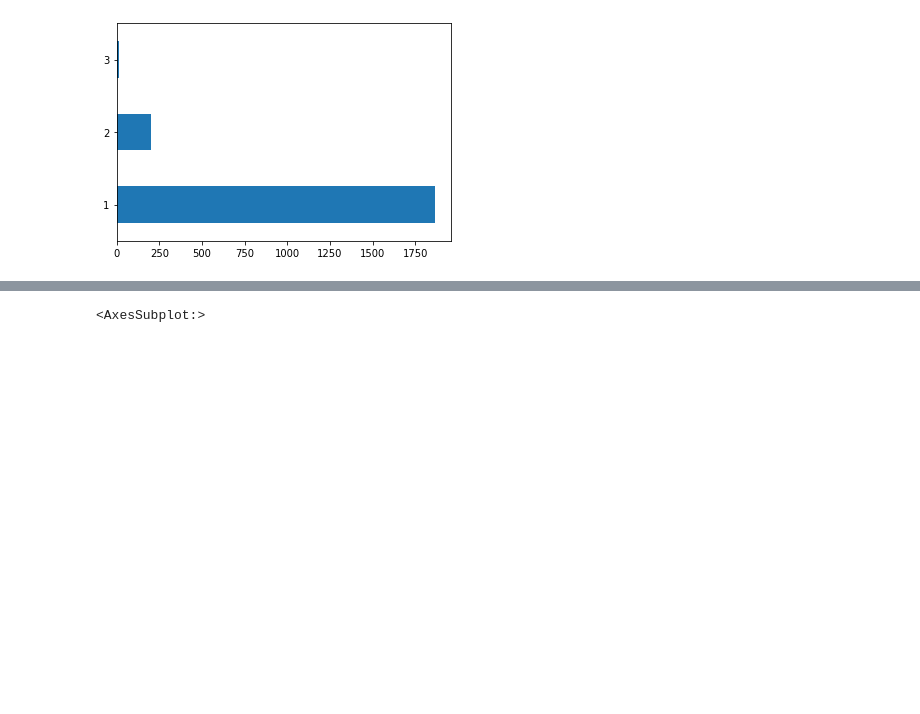
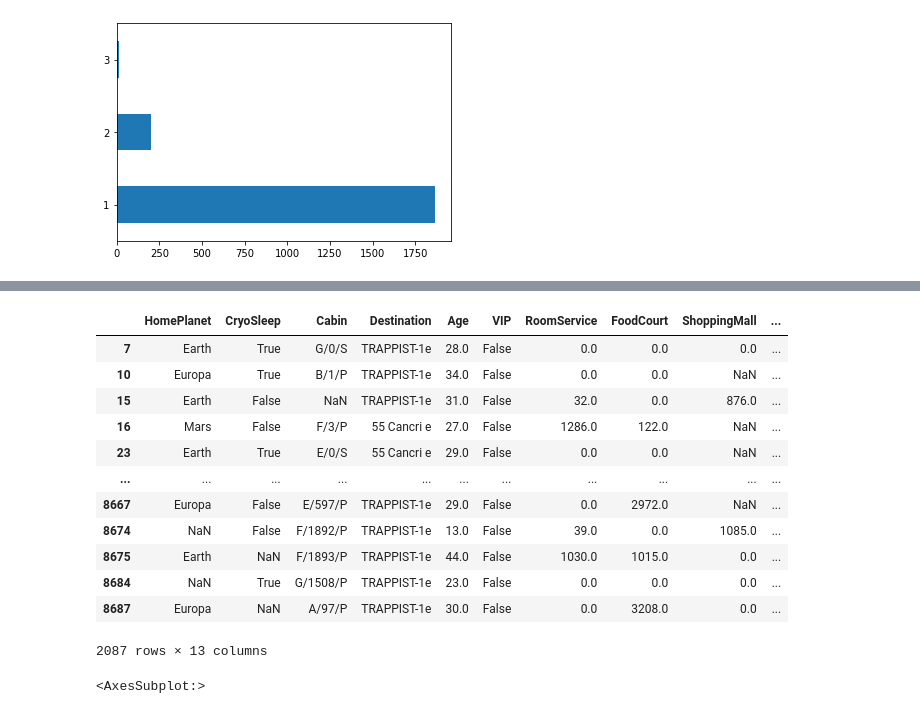
Before and after one commit to PatrickSVM/Spaceship-Titanic-Kaggle-Challenge, a Jupyter notebook: Spaceship_Titanic.ipynb, the cells around one changed output, grey strips where cells are left out. Cells and saved outputs as stored; diff of their text form; code cells hidden in the pictures; blank space fills up the shorter version.

```diff
--- a/Spaceship_Titanic.ipynb
+++ b/Spaceship_Titanic.ipynb
@@ -156,3 +171,19 @@ Index(['HomePlanet', 'CryoSleep', 'Cabin', 'Destination', 'Age', 'VIP',
+# %%
+nan_corr[nan_corr.isna().any(1)]
+# %% [output]
+|  | HomePlanet | CryoSleep | Cabin | Destination | Age | VIP | RoomService | FoodCourt | ShoppingMall | ... |
+| 7 | Earth | True | G/0/S | TRAPPIST-1e | 28.0 | False | 0.0 | 0.0 | 0.0 | ... |
+| 10 | Europa | True | B/1/P | TRAPPIST-1e | 34.0 | False | 0.0 | 0.0 | NaN | ... |
+| 15 | Earth | False | NaN | TRAPPIST-1e | 31.0 | False | 32.0 | 0.0 | 876.0 | ... |
+| 16 | Mars | False | F/3/P | 55 Cancri e | 27.0 | False | 1286.0 | 122.0 | NaN | ... |
+| 23 | Earth | True | E/0/S | 55 Cancri e | 29.0 | False | 0.0 | 0.0 | NaN | ... |
+| ... | ... | ... | ... | ... | ... | ... | ... | ... | ... | ... |
+| 8667 | Europa | False | E/597/P | TRAPPIST-1e | 29.0 | False | 0.0 | 2972.0 | NaN | ... |
+| 8674 | NaN | False | F/1892/P | TRAPPIST-1e | 13.0 | False | 39.0 | 0.0 | 1085.0 | ... |
+| 8675 | Earth | NaN | F/1893/P | TRAPPIST-1e | 44.0 | False | 1030.0 | 1015.0 | 0.0 | ... |
+| 8684 | NaN | True | G/1508/P | TRAPPIST-1e | 23.0 | False | 0.0 | 0.0 | 0.0 | ... |
+| 8687 | Europa | NaN | A/97/P | TRAPPIST-1e | 30.0 | False | 0.0 | 3208.0 | 0.0 | ... |
+2087 rows × 13 columns
 # %%
 # Now look at NaNs in total_expenses instead of every one on their own (higher chance of seeing correlation):
 nan_corr = train.drop(["PassengerId", "Transported"], axis=1)
```
Also changed, not shown: parts of 7 cells of this notebook.
